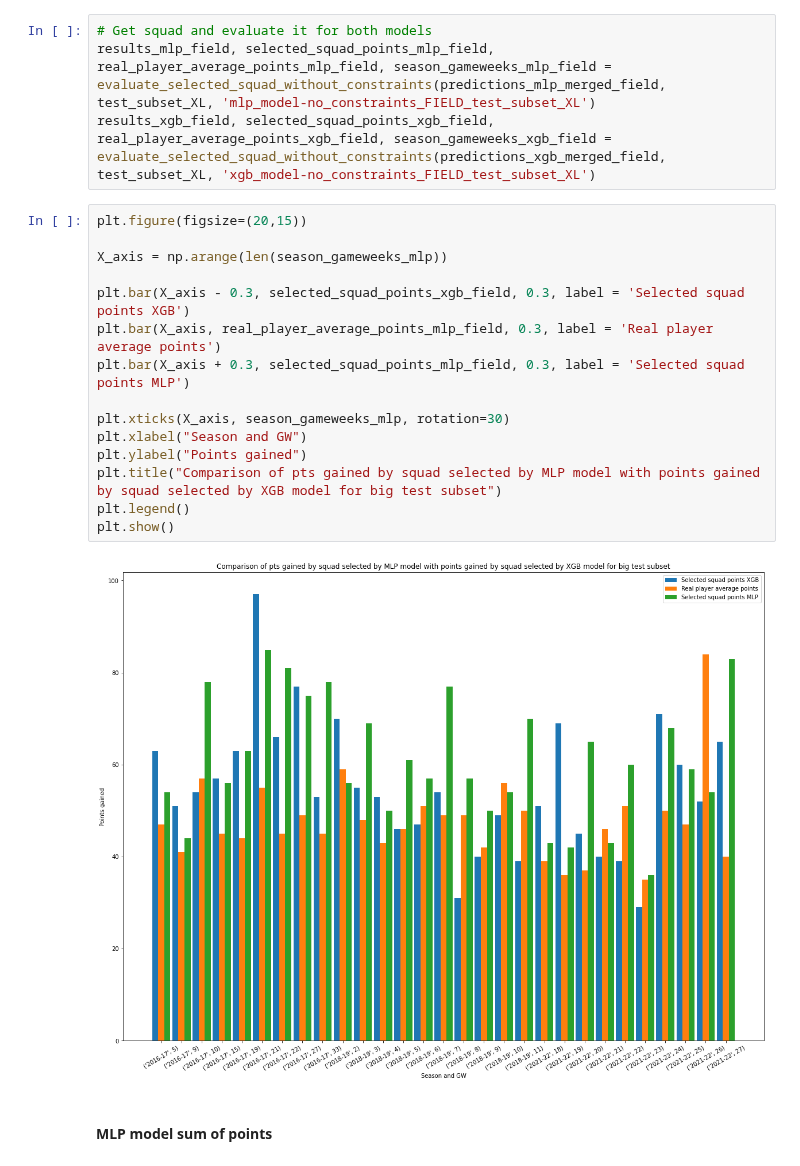
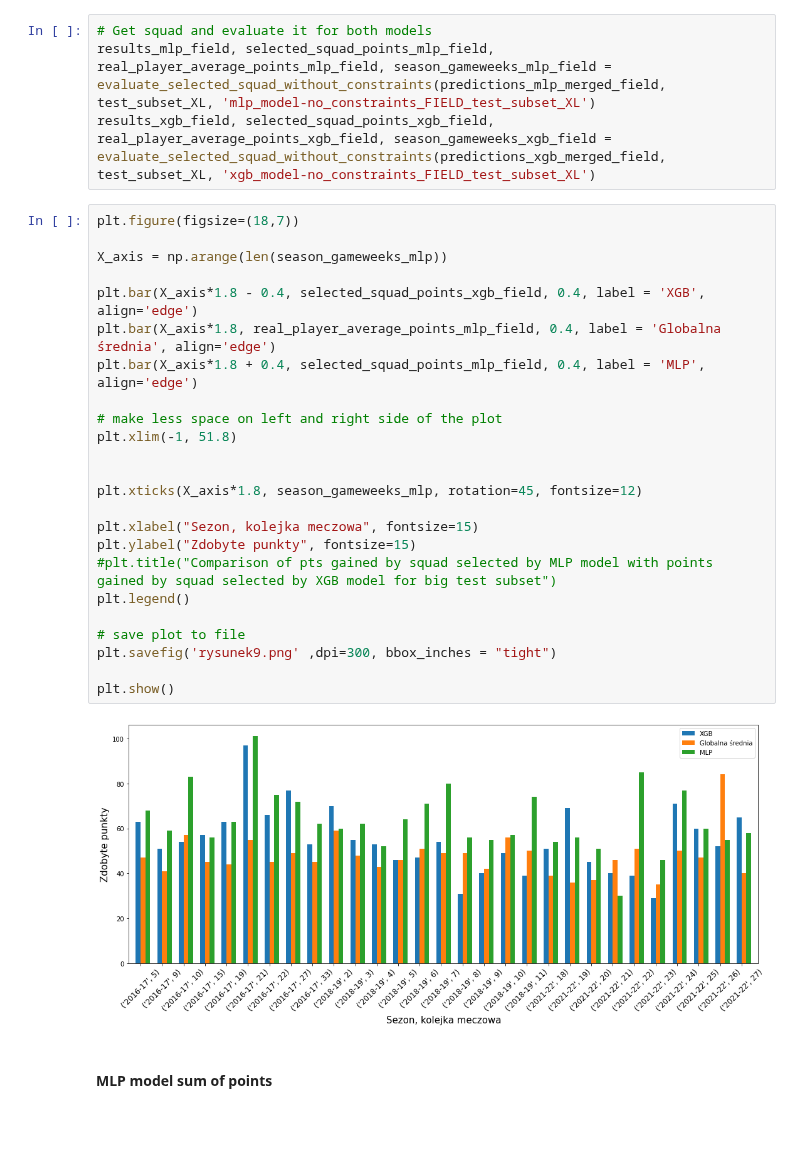
Before and after one commit to gracjans/FPL-AI-Manager_SwanseAI, a Jupyter notebook: notebooks/evaluate_selected_squad-no_constraints-separated_positions.ipynb, the cells around one changed output. Drawn from its saved outputs; the diff is of its cells as text; blank space fills up the shorter version.

```diff
--- a/notebooks/evaluate_selected_squad-no_constraints-separated_positions.ipynb
+++ b/notebooks/evaluate_selected_squad-no_constraints-separated_positions.ipynb
@@ -215,22 +224,31 @@ predictions_xgb_merged_field = pd.concat([predictions_xgb_gk, predictions_xgb_fi
 results_mlp_field, selected_squad_points_mlp_field, real_player_average_points_mlp_field, season_gameweeks_mlp_field = evaluate_selected_squad_without_constraints(predictions_mlp_merged_field, test_subset_XL, 'mlp_model-no_constraints_FIELD_test_subset_XL')
 results_xgb_field, selected_squad_points_xgb_field, real_player_average_points_xgb_field, season_gameweeks_xgb_field = evaluate_selected_squad_without_constraints(predictions_xgb_merged_field, test_subset_XL, 'xgb_model-no_constraints_FIELD_test_subset_XL')
 # %%
-plt.figure(figsize=(20,15))
+plt.figure(figsize=(18,7))
 
 X_axis = np.arange(len(season_gameweeks_mlp))
 
-plt.bar(X_axis - 0.3, selected_squad_points_xgb_field, 0.3, label = 'Selected squad points XGB')
-plt.bar(X_axis, real_player_average_points_mlp_field, 0.3, label = 'Real player average points')
-plt.bar(X_axis + 0.3, selected_squad_points_mlp_field, 0.3, label = 'Selected squad points MLP')
+plt.bar(X_axis*1.8 - 0.4, selected_squad_points_xgb_field, 0.4, label = 'XGB', align='edge')
+plt.bar(X_axis*1.8, real_player_average_points_mlp_field, 0.4, label = 'Globalna średnia', align='edge')
+plt.bar(X_axis*1.8 + 0.4, selected_squad_points_mlp_field, 0.4, label = 'MLP', align='edge')
 
-plt.xticks(X_axis, season_gameweeks_mlp, rotation=30)
-plt.xlabel("Season and GW")
-plt.ylabel("Points gained")
-plt.title("Comparison of pts gained by squad selected by MLP model with points gained by squad selected by XGB model for big test subset")
+# make less space on left and right side of the plot
+plt.xlim(-1, 51.8)
+
+
+plt.xticks(X_axis*1.8, season_gameweeks_mlp, rotation=45, fontsize=12)
+
+plt.xlabel("Sezon, kolejka meczowa", fontsize=15)
+plt.ylabel("Zdobyte punkty", fontsize=15)
+#plt.title("Comparison of pts gained by squad selected by MLP model with points gained by squad selected by XGB model for big test subset")
 plt.legend()
+
+# save plot to file
+plt.savefig('rysunek9.png' ,dpi=300, bbox_inches = "tight")
+
 plt.show()
 # %% [output]
-[figure, old version]
+[figure, new version]
 # %% [markdown]
 #### MLP model sum of points
 # %%
```
Also changed, not shown: parts of 3 cells of this notebook.
